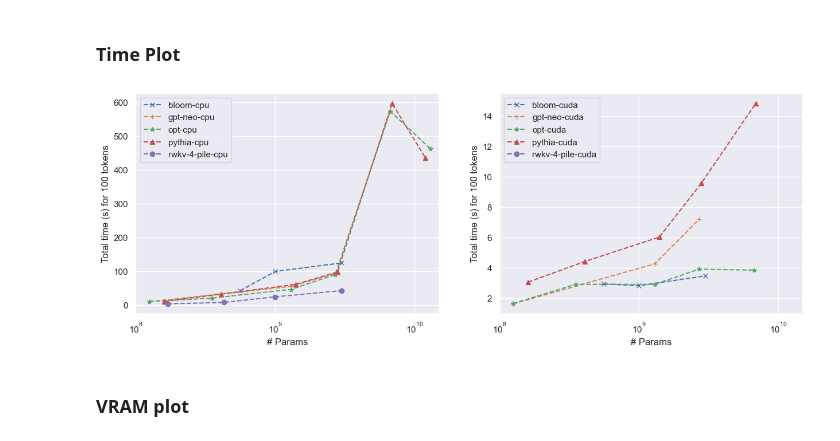
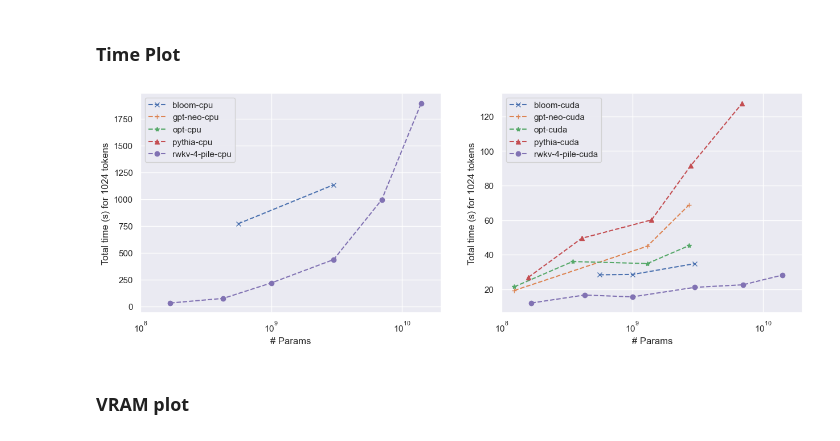
Before and after one commit to SSamDav/RWKV-Inference-Experiments, a Jupyter notebook: plots.ipynb, the cells around one changed output. Drawn from its saved outputs; the diff is of its cells as text; code cells hidden in the pictures.

Commit message:
adding cuda results for almost everything

```diff
--- a/plots.ipynb
+++ b/plots.ipynb
@@ -21,12 +21,20 @@ def groupby_first_n(df: pd.DataFrame, args: Union[str, list[str]] , n: int = Non
 # %% [markdown]
 ### Time Plot
 # %%
-df = pd.read_csv(BASE_PATH / "inference_results_hf.csv")
-df2 = pd.read_csv(BASE_PATH / "inference_results_rwkv.csv")
+df = pd.read_csv(BASE_PATH / "inference_results_hf_cuda.csv")
+df_cpu = pd.read_csv(BASE_PATH / "inference_results_hf.csv")
+df_cpu = df_cpu[df_cpu.strategy.str.contains("cpu")]
+df_rwkv = pd.read_csv(BASE_PATH / "inference_results_rwkv_cuda.csv")
+df_rwkv_cpu = pd.read_csv(BASE_PATH / "inference_results_rwkv.csv")
+df_rwkv_cpu = df_rwkv_cpu[df_rwkv_cpu.strategy.str.contains("cpu")]
+# %%
+df = pd.concat([df, df_cpu])
+df_rwkv = pd.concat([df_rwkv, df_rwkv_cpu])
 # %%
-df_ = groupby_first_n(df, ["model_name", "strategy"], n=100)[["cpu_time"]].sum()
-df2_ = groupby_first_n(df2, ["model_name", "strategy"], n=100)[["cpu_time"]].sum()
-main_df = pd.concat([df_, df2_]).reset_index()
+max_toks = 1024
+df_ = groupby_first_n(df, ["model_name", "strategy"], n=max_toks)[["cpu_time"]].sum()
+df_rwkv_ = groupby_first_n(df_rwkv, ["model_name", "strategy"], n=max_toks)[["cpu_time"]].sum()
+main_df = pd.concat([df_, df_rwkv_]).reset_index()
 # %%
 scale = {"B": 10**9, "m": 10**6, "b": 10**9}
 main_df["model_name"] = main_df["model_name"].str.replace("b5", "b").str.replace("b7", "b")
@@ -37,24 +45,24 @@ main_df = main_df.sort_values(["size", "strategy"])
 # %%
 colors = ["r", "b", "g", "y", "k"]
 icons = "x+*^o"
 alpha = {"cpu": 0.5, "cuda": 1.0}
 
 fig, axs = plt.subplots(1, 2, figsize=(15, 5))
 
 for i, (class_, model_df) in enumerate(main_df.groupby("class")):
     for s, strategy in enumerate(["cpu", "cuda"]):
         mask = model_df["strategy"] == strategy
         # axs[s].plot(model_df[mask]["size"], model_df[mask]["cpu_time"]*10**(-6), f'{colors[i]}{icons[i]}--', label=f"{class_}-{strategy}")
         axs[s].plot(model_df[mask]["size"], model_df[mask]["cpu_time"]*10**(-6), f'{icons[i]}--', label=f"{class_}-{strategy}")
 
 for s in [0, 1]:
     axs[s].legend()
     axs[s].set_xscale("log")
     # axs[s].set_yscale("log")
     axs[s].set_xlabel("# Params")
-    axs[s].set_ylabel("Total time (s) for 100 tokens")
-    axs[s].set_xlim(10**8, 1.5*10**10)
+    axs[s].set_ylabel(f"Total time (s) for {max_toks} tokens")
+    axs[s].set_xlim(10**8, 2.*10**10)
 # %% [output]
-[figure, old version]
+[figure, new version]
 # %% [markdown]
 ### VRAM plot
```
Also changed, not shown: parts of 6 cells of this notebook, 4 other files.
